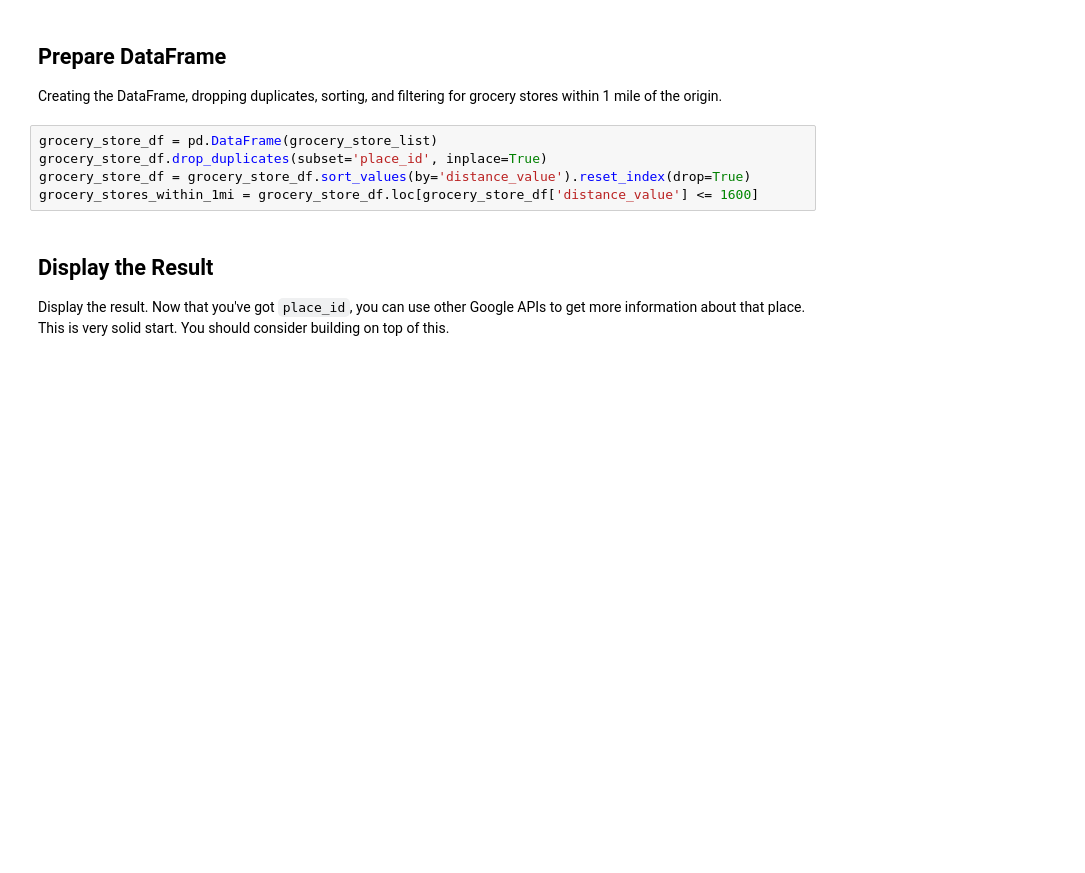
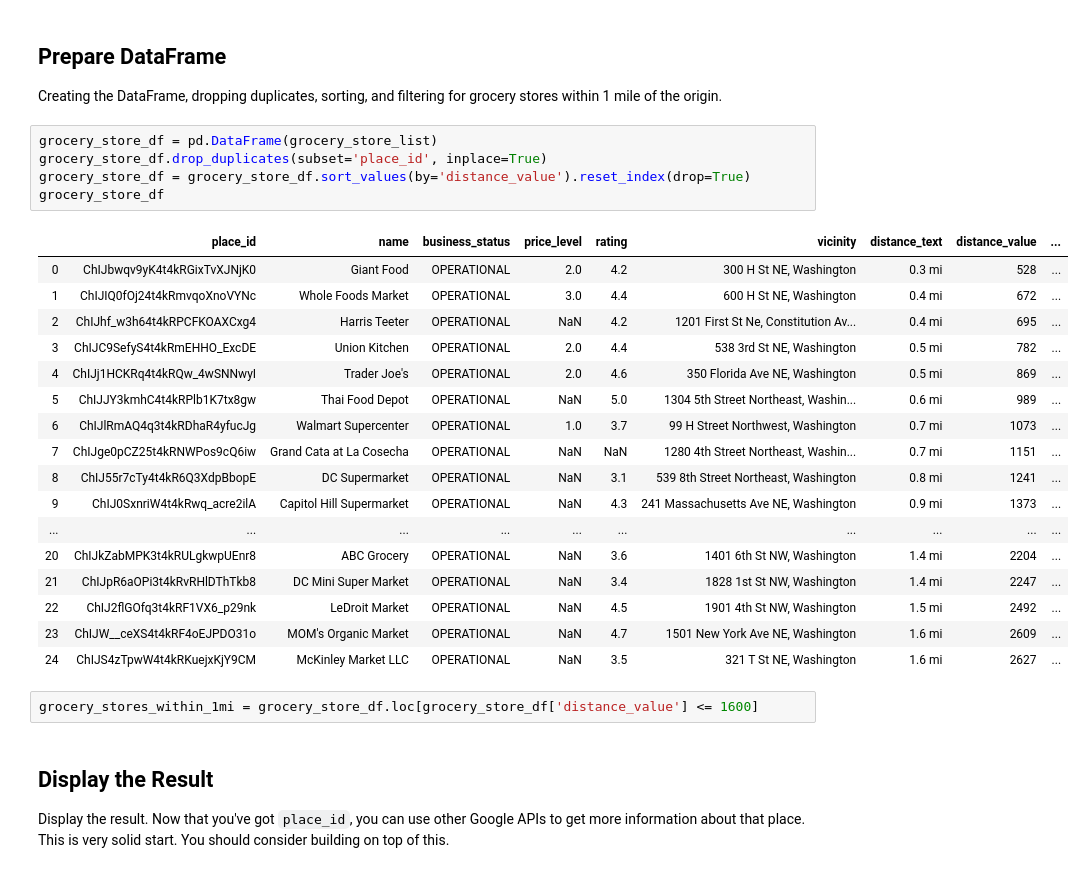
Before and after one commit to awilli32/jsmini, a Jupyter notebook: 01-Class-Activities/06-Python-APIs/4/09-Ins_NearestRestr/Solved/02_NearestGrocery.ipynb, the cells around one changed output. Drawn from its saved outputs; the diff is of its cells as text; blank space fills up the shorter version.

```diff
--- a/01-Class-Activities/06-Python-APIs/4/09-Ins_NearestRestr/Solved/02_NearestGrocery.ipynb
+++ b/01-Class-Activities/06-Python-APIs/4/09-Ins_NearestRestr/Solved/02_NearestGrocery.ipynb
@@ -153,8 +182,28 @@ Creating the DataFrame, dropping duplicates, sorting, and filtering for grocery
 # %%
 grocery_store_df = pd.DataFrame(grocery_store_list)
 grocery_store_df.drop_duplicates(subset='place_id', inplace=True)
 grocery_store_df = grocery_store_df.sort_values(by='distance_value').reset_index(drop=True)
-grocery_stores_within_1mi = grocery_store_df.loc[grocery_store_df['distance_value'] <= 1600]
+grocery_store_df
+# %% [output]
+|  | place_id | name | business_status | price_level | rating | vicinity | distance_text | distance_value | ... |
+| 0 | ChIJbwqv9yK4t4kRGixTvXJNjK0 | Giant Food | OPERATIONAL | 2.0 | 4.2 | 300 H St NE, Washington | 0.3 mi | 528 | ... |
+| 1 | ChIJIQ0fOj24t4kRmvqoXnoVYNc | Whole Foods Market | OPERATIONAL | 3.0 | 4.4 | 600 H St NE, Washington | 0.4 mi | 672 | ... |
+| 2 | ChIJhf_w3h64t4kRPCFKOAXCxg4 | Harris Teeter | OPERATIONAL | NaN | 4.2 | 1201 First St Ne, Constitution Av... | 0.4 mi | 695 | ... |
+| 3 | ChIJC9SefyS4t4kRmEHHO_ExcDE | Union Kitchen | OPERATIONAL | 2.0 | 4.4 | 538 3rd St NE, Washington | 0.5 mi | 782 | ... |
+| 4 | ChIJj1HCKRq4t4kRQw_4wSNNwyI | Trader Joe's | OPERATIONAL | 2.0 | 4.6 | 350 Florida Ave NE, Washington | 0.5 mi | 869 | ... |
+| 5 | ChIJJY3kmhC4t4kRPlb1K7tx8gw | Thai Food Depot | OPERATIONAL | NaN | 5.0 | 1304 5th Street Northeast, Washin... | 0.6 mi | 989 | ... |
+| 6 | ChIJlRmAQ4q3t4kRDhaR4yfucJg | Walmart Supercenter | OPERATIONAL | 1.0 | 3.7 | 99 H Street Northwest, Washington | 0.7 mi | 1073 | ... |
+| 7 | ChIJge0pCZ25t4kRNWPos9cQ6iw | Grand Cata at La Cosecha | OPERATIONAL | NaN | NaN | 1280 4th Street Northeast, Washin... | 0.7 mi | 1151 | ... |
+| 8 | ChIJ55r7cTy4t4kR6Q3XdpBbopE | DC Supermarket | OPERATIONAL | NaN | 3.1 | 539 8th Street Northeast, Washington | 0.8 mi | 1241 | ... |
+| 9 | ChIJ0SxnriW4t4kRwq_acre2ilA | Capitol Hill Supermarket | OPERATIONAL | NaN | 4.3 | 241 Massachusetts Ave NE, Washington | 0.9 mi | 1373 | ... |
+| ... | ... | ... | ... | ... | ... | ... | ... | ... | ... |
+| 20 | ChIJkZabMPK3t4kRULgkwpUEnr8 | ABC Grocery | OPERATIONAL | NaN | 3.6 | 1401 6th St NW, Washington | 1.4 mi | 2204 | ... |
+| 21 | ChIJpR6aOPi3t4kRvRHlDThTkb8 | DC Mini Super Market | OPERATIONAL | NaN | 3.4 | 1828 1st St NW, Washington | 1.4 mi | 2247 | ... |
+| 22 | ChIJ2flGOfq3t4kRF1VX6_p29nk | LeDroit Market | OPERATIONAL | NaN | 4.5 | 1901 4th St NW, Washington | 1.5 mi | 2492 | ... |
+| 23 | ChIJW__ceXS4t4kRF4oEJPDO31o | MOM's Organic Market | OPERATIONAL | NaN | 4.7 | 1501 New York Ave NE, Washington | 1.6 mi | 2609 | ... |
+| 24 | ChIJS4zTpwW4t4kRKuejxKjY9CM | McKinley Market LLC | OPERATIONAL | NaN | 3.5 | 321 T St NE, Washington | 1.6 mi | 2627 | ... |
+# %%
+grocery_stores_within_1mi = grocery_store_df.loc[grocery_store_df['distance_value'] <= 1600]
 # %% [markdown]
 ## Display the Result
 
```
Also changed, not shown: parts of 8 cells of this notebook, 11 other files.
